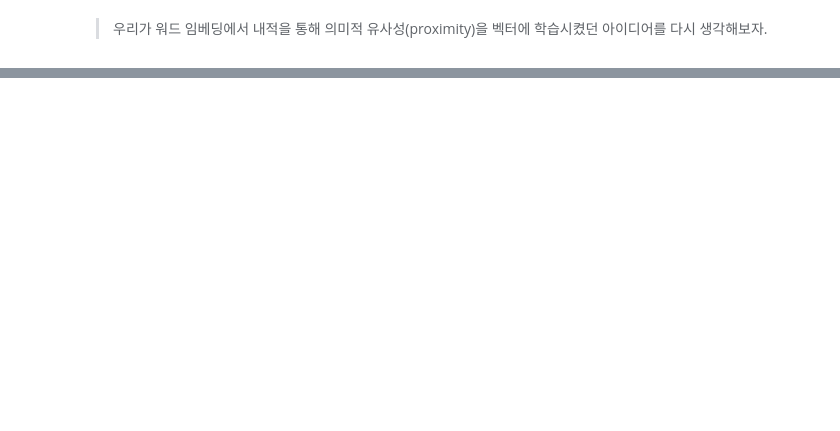
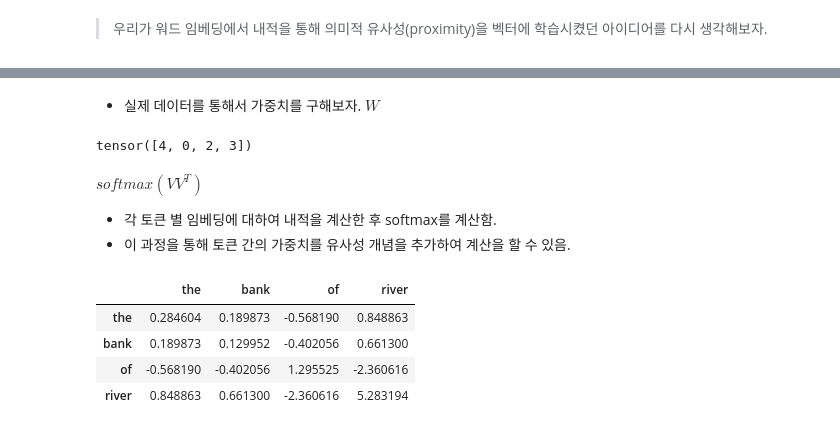
Before and after one commit to DataLama/all-you-need-is-transformers, a Jupyter notebook: 01_transformer/01_Self_Attention.ipynb, the cells around one changed output, grey strips where cells are left out. Saved outputs shown, nothing was run; the diff lists cells and outputs as text; code cells hidden in the pictures; blank space fills up the shorter version.

Commit message:
Update Transformer encoder

```diff
--- a/01_transformer/01_Self_Attention.ipynb
+++ b/01_transformer/01_Self_Attention.ipynb
@@ -153,0 +36,4 @@ $$\text{Softmax}(x_{i}) = \frac{\exp(x_i)}{\sum_j \exp(x_j)}$$
+# %%
+idx2token = ['bank', 'money', 'of', 'river', 'the']
+token2idx = {token:i for i, token in enumerate(id2token)}
+print(token2idx)
@@ -153,0 +45,9 @@ $$\text{Softmax}(x_{i}) = \frac{\exp(x_i)}{\sum_j \exp(x_j)}$$
+# %%
+import torch
+from transformers import set_seed
+
+# set_seed and random init
+set_seed(42)
+V = torch.randn(size=(len(idx2token),2))
+
+print(V)
@@ -153,0 +79,27 @@ $$\text{Softmax}(x_{i}) = \frac{\exp(x_i)}{\sum_j \exp(x_j)}$$
+# %% [markdown]
+- 실제 데이터를 통해서 가중치를 구해보자. $W$
+# %%
+## preprocess sample data
+# tokenize
+tokens_list = 'the bank of river'.split()
+# transform
+ids_list = [token2idx[x] for x in tokens_list]
+# indexing
+input_tensor = torch.LongTensor(ids_list)
+print(input_tensor)
+# %% [output]
+tensor([4, 0, 2, 3])
+# %% [markdown]
+$softmax(VV^T)$
+- 각 토큰 별 임베딩에 대하여 내적을 계산한 후 softmax를 계산함.
+- 이 과정을 통해 토큰 간의 가중치를 유사성 개념을 추가하여 계산을 할 수 있음.
+# %%
+embedding = V[input_tensor]
+W = embedding @ embedding.T
+pd.DataFrame(W.numpy(), index=tokens_list, columns=tokens_list)
+# %% [output]
+|  | the | bank | of | river |
+| the | 0.284604 | 0.189873 | -0.568190 | 0.848863 |
+| bank | 0.189873 | 0.129952 | -0.402056 | 0.661300 |
+| of | -0.568190 | -0.402056 | 1.295525 | -2.360616 |
+| river | 0.848863 | 0.661300 | -2.360616 | 5.283194 |
```
Also changed, not shown: parts of 58 cells of this notebook, 4 other files.
